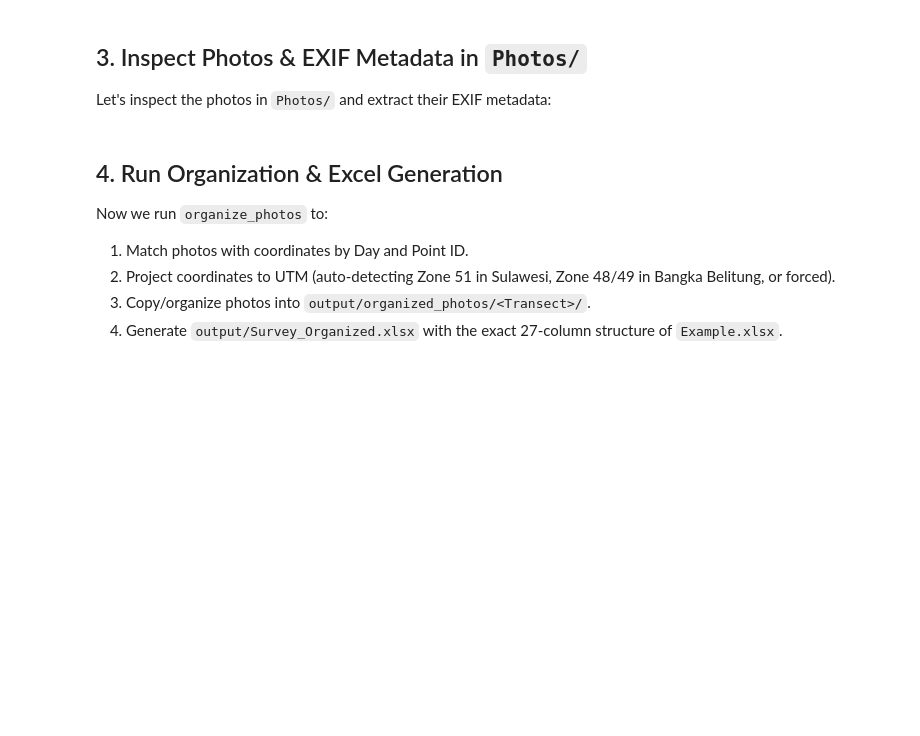
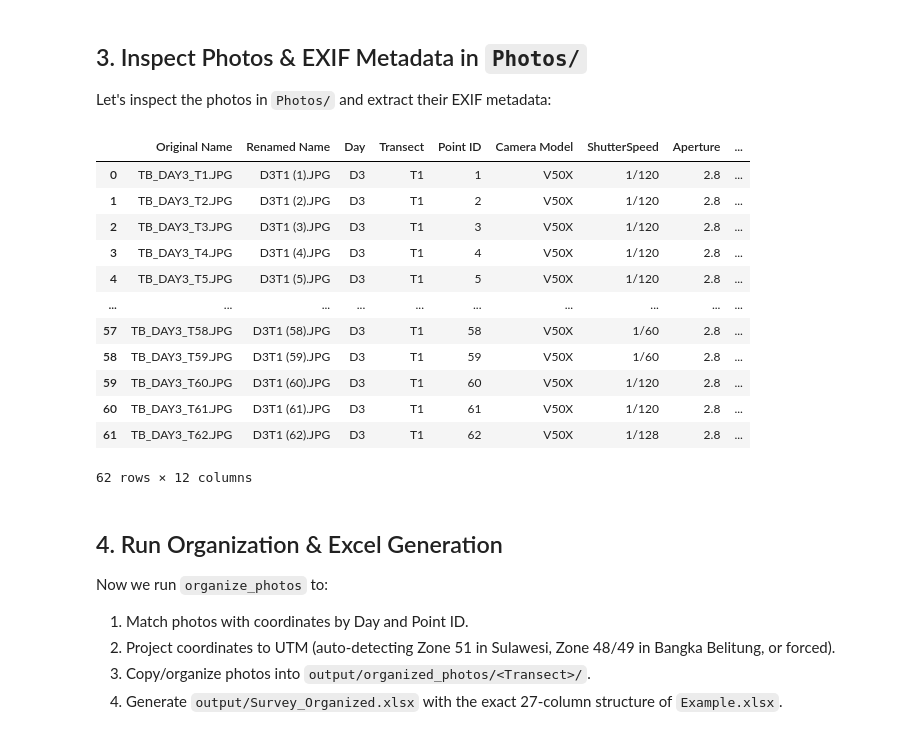
Before and after one commit to icraf-indonesia/Benthic-tagger, a Jupyter notebook: photo_coordinate_organizer.ipynb, the cells around one changed output. Saved outputs shown, nothing was run; the diff lists cells and outputs as text; code cells hidden in the pictures; blank space fills up the shorter version.

```diff
--- a/photo_coordinate_organizer.ipynb
+++ b/photo_coordinate_organizer.ipynb
@@ -23,6 +23,7 @@ from photo_coordinate_organizer import (
     organize_photos,
     load_coordinates,
     extract_photo_metadata,
+    infer_photo_point_id_offsets,
     latlon_to_utm,
     natural_sort_key
 )
@@ -34,5 +35,6 @@ OUTPUT_DIR = Path('output')
 TEAM_ID = 'A'
 TRANSECT_ID = 'T1'   # Manually define Transect ID (e.g. 'T1', 'T2'), or None to auto-detect
 COPY_MODE = 'none'   # 'none' (fastest, no duplicates), 'hardlink' (0 extra space), or 'copy'
+PHOTO_POINT_ID_OFFSET = 'auto'  # Infer per-day offsets, or set an integer manually
 
 print('Setup complete.')
@@ -66,27 +78,50 @@ Let's inspect the photos in `Photos/` and extract their EXIF metadata:
 # %%
 photo_files = sorted(
     [p for p in PHOTOS_DIR.iterdir() if p.suffix.lower() in ['.jpg', '.jpeg', '.png', '.tif', '.tiff', '.bmp']],
     key=lambda p: natural_sort_key(p.name)
 )
+if str(PHOTO_POINT_ID_OFFSET).lower() == 'auto':
+    photo_point_offsets = infer_photo_point_id_offsets(photo_files, coords, transect=TRANSECT_ID)
+else:
+    photo_point_offsets = {p: int(PHOTO_POINT_ID_OFFSET) for p in photo_files}
+
 photo_samples = []
 for p in photo_files:
-    meta = extract_photo_metadata(p, transect=TRANSECT_ID)
+    meta = extract_photo_metadata(
+        p,
+        transect=TRANSECT_ID,
+        photo_point_id_offset=photo_point_offsets.get(p, 0),
+    )
     photo_samples.append({
         'Original Name': meta.original_filename,
         'Renamed Name': meta.renamed_filename,
         'Day': meta.day,
         'Transect': meta.transect,
         'Point ID': meta.point_id,
         'Camera Model': meta.camera_model,
         'ShutterSpeed': meta.shutter_speed,
         'Aperture': meta.aperture,
         'ISO': meta.iso,
         'DateOriginal': meta.date_original,
         'TimeOriginal': meta.time_original,
         'FileSize': meta.file_size_str,
     })
 
 pd.DataFrame(photo_samples)
+# %% [output]
+|  | Original Name | Renamed Name | Day | Transect | Point ID | Camera Model | ShutterSpeed | Aperture | ... |
+| 0 | TB_DAY3_T1.JPG | D3T1 (1).JPG | D3 | T1 | 1 | V50X | 1/120 | 2.8 | ... |
+| 1 | TB_DAY3_T2.JPG | D3T1 (2).JPG | D3 | T1 | 2 | V50X | 1/120 | 2.8 | ... |
+| 2 | TB_DAY3_T3.JPG | D3T1 (3).JPG | D3 | T1 | 3 | V50X | 1/120 | 2.8 | ... |
+| 3 | TB_DAY3_T4.JPG | D3T1 (4).JPG | D3 | T1 | 4 | V50X | 1/120 | 2.8 | ... |
+| 4 | TB_DAY3_T5.JPG | D3T1 (5).JPG | D3 | T1 | 5 | V50X | 1/120 | 2.8 | ... |
+| ... | ... | ... | ... | ... | ... | ... | ... | ... | ... |
+| 57 | TB_DAY3_T58.JPG | D3T1 (58).JPG | D3 | T1 | 58 | V50X | 1/60 | 2.8 | ... |
+| 58 | TB_DAY3_T59.JPG | D3T1 (59).JPG | D3 | T1 | 59 | V50X | 1/60 | 2.8 | ... |
+| 59 | TB_DAY3_T60.JPG | D3T1 (60).JPG | D3 | T1 | 60 | V50X | 1/120 | 2.8 | ... |
+| 60 | TB_DAY3_T61.JPG | D3T1 (61).JPG | D3 | T1 | 61 | V50X | 1/120 | 2.8 | ... |
+| 61 | TB_DAY3_T62.JPG | D3T1 (62).JPG | D3 | T1 | 62 | V50X | 1/128 | 2.8 | ... |
+62 rows × 12 columns
 # %% [markdown]
 ## 4. Run Organization & Excel Generation
 Now we run `organize_photos` to:
```
Also changed, not shown: parts of 4 cells of this notebook, 1 other file.
